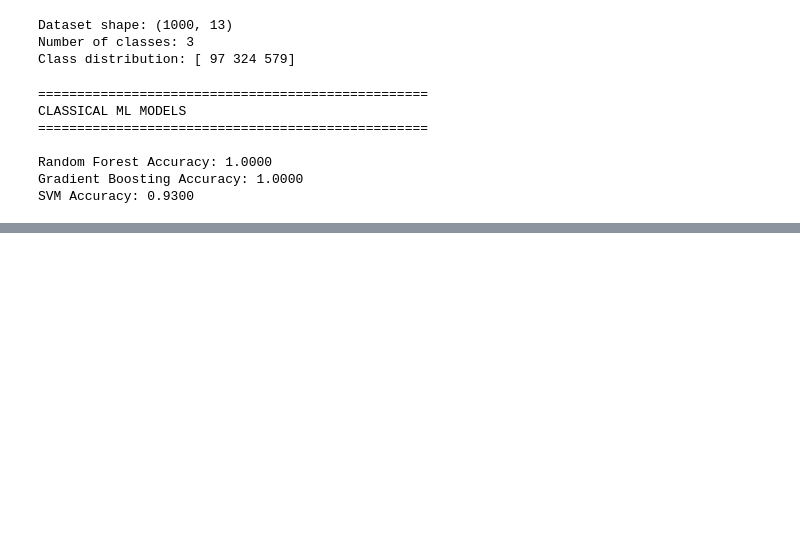
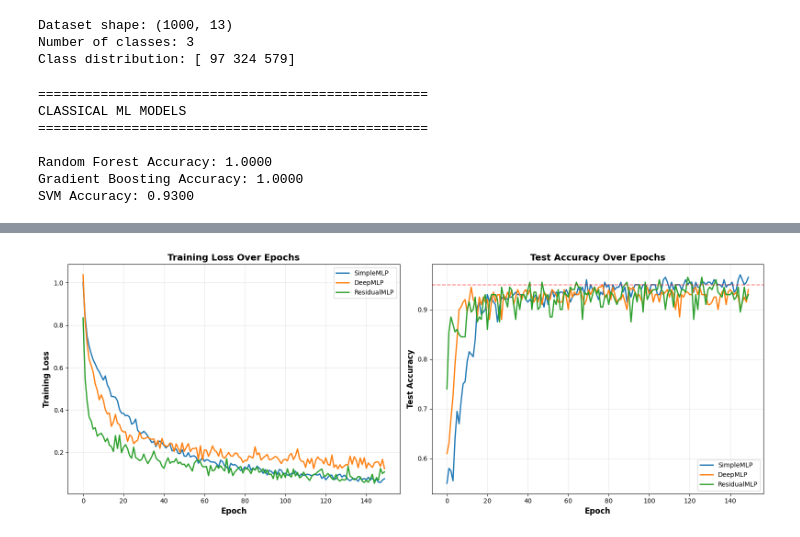
Before and after one commit to pxsa/Digital-Biomarkers, a Jupyter notebook: Codes/emotional_monitoring/main.ipynb, the cells around one changed output, grey strips where cells are left out. Drawn from its saved outputs; the diff is of its cells as text; code cells hidden in the pictures; blank space fills up the shorter version.

```diff
--- a/Codes/emotional_monitoring/main.ipynb
+++ b/Codes/emotional_monitoring/main.ipynb
@@ -310,0 +454,31 @@ ResidualMLP: 0.9200
+# %%
+# 5. رسم منحنی‌های یادگیری
+fig, axes = plt.subplots(1, 2, figsize=(16, 6))
+
+# Training Loss
+ax1 = axes[0]
+for name, history in histories.items():
+    ax1.plot(history['train_loss'], label=name, linewidth=2)
+
+ax1.set_xlabel('Epoch', fontweight='bold', fontsize=12)
+ax1.set_ylabel('Training Loss', fontweight='bold', fontsize=12)
+ax1.set_title('Training Loss Over Epochs', fontweight='bold', fontsize=14)
+ax1.legend(fontsize=10)
+ax1.grid(alpha=0.3)
+
+# Test Accuracy
+ax2 = axes[1]
+for name, history in histories.items():
+    ax2.plot(history['test_acc'], label=name, linewidth=2)
+
+ax2.set_xlabel('Epoch', fontweight='bold', fontsize=12)
+ax2.set_ylabel('Test Accuracy', fontweight='bold', fontsize=12)
+ax2.set_title('Test Accuracy Over Epochs', fontweight='bold', fontsize=14)
+ax2.legend(fontsize=10)
+ax2.grid(alpha=0.3)
+ax2.axhline(y=0.95, color='red', linestyle='--', alpha=0.5, label='95% threshold')
+
+plt.tight_layout()
+plt.show()
+# %% [output]
+[figure, added]
```
Also changed, not shown: parts of 8 cells of this notebook.
